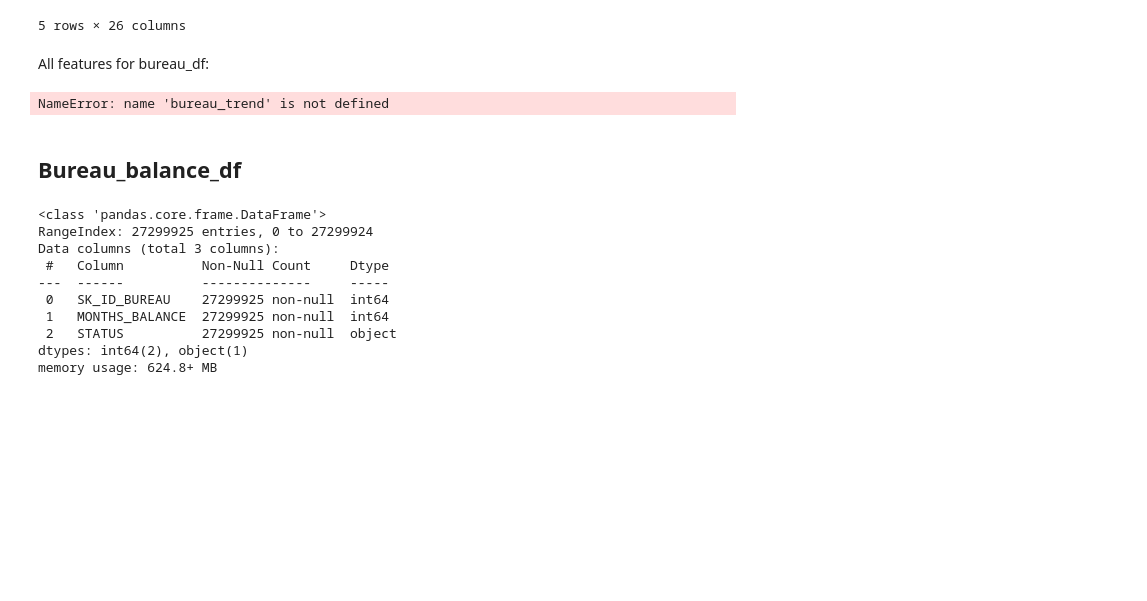
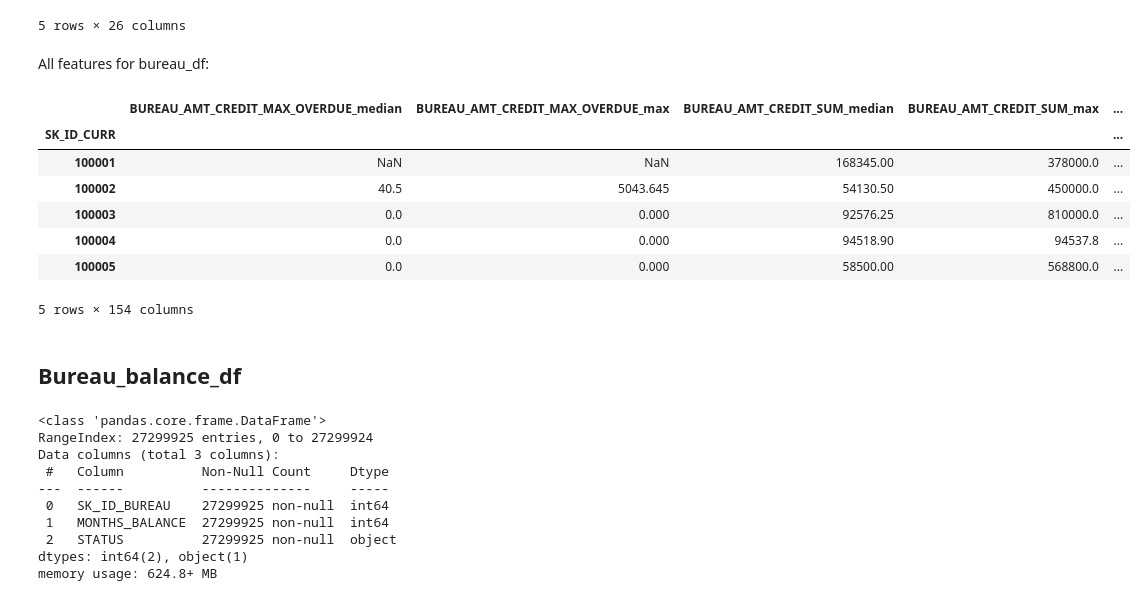
Before and after one commit to USL99/home-credit-default-risk, a Jupyter notebook: notebooks/03_feature_engineering.ipynb, the cells around one changed output. Saved outputs shown, nothing was run; the diff lists cells and outputs as text; code cells hidden in the pictures; blank space fills up the shorter version.

```diff
--- a/notebooks/03_feature_engineering.ipynb
+++ b/notebooks/03_feature_engineering.ipynb
@@ -532,10 +532,24 @@ bureau_special.head()
 # %% [markdown]
 All features for bureau_df:
 # %%
-bureau_features = pd.concat([bureau_num, bureau_num_window, bureau_last, bureau_trend, bureau_cat, bureau_special], axis=1)
+bureau_features = pd.concat([
+    bureau_num,
+    bureau_num_window,
+    bureau_last,
+    # bureau_trend,
+    bureau_cat,
+    bureau_special
+], axis=1)
 bureau_features.head()
 # %% [output]
+|  | BUREAU_AMT_CREDIT_MAX_OVERDUE_median | BUREAU_AMT_CREDIT_MAX_OVERDUE_max | BUREAU_AMT_CREDIT_SUM_median | BUREAU_AMT_CREDIT_SUM_max | ... |
+| SK_ID_CURR |  |  |  |  | ... |
+| 100001 | NaN | NaN | 168345.00 | 378000.0 | ... |
+| 100002 | 40.5 | 5043.645 | 54130.50 | 450000.0 | ... |
+| 100003 | 0.0 | 0.000 | 92576.25 | 810000.0 | ... |
+| 100004 | 0.0 | 0.000 | 94518.90 | 94537.8 | ... |
+| 100005 | 0.0 | 0.000 | 58500.00 | 568800.0 | ... |
-NameError: name 'bureau_trend' is not defined
+5 rows × 154 columns
 # %%
 # print("Размер:", bureau_features.shape)
 # print("Уникальный SK_ID_CURR:", bureau_features.index.is_unique)
```
Also changed, not shown: parts of 3 cells of this notebook.
